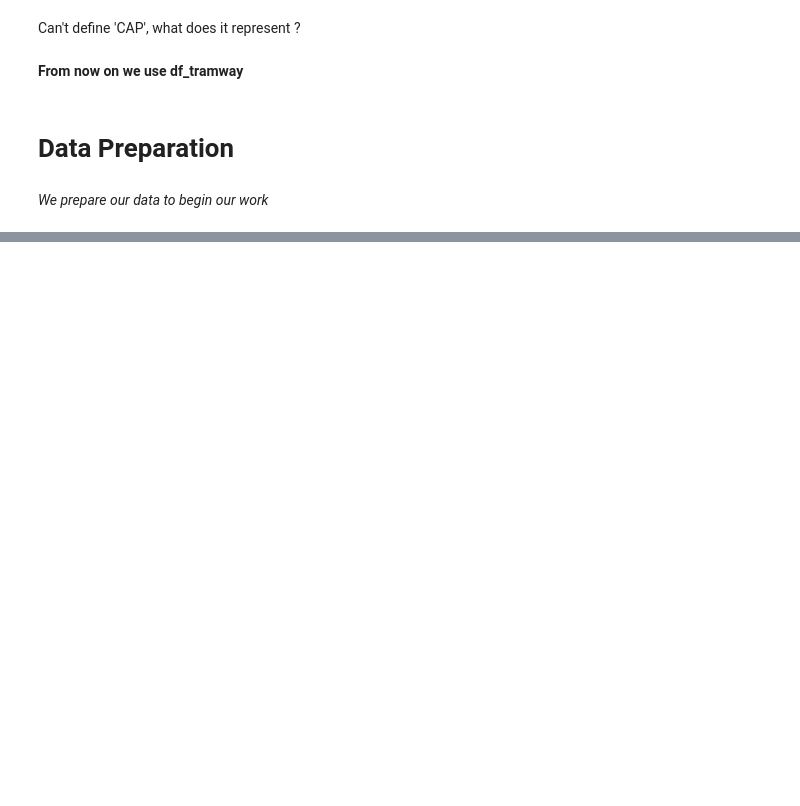
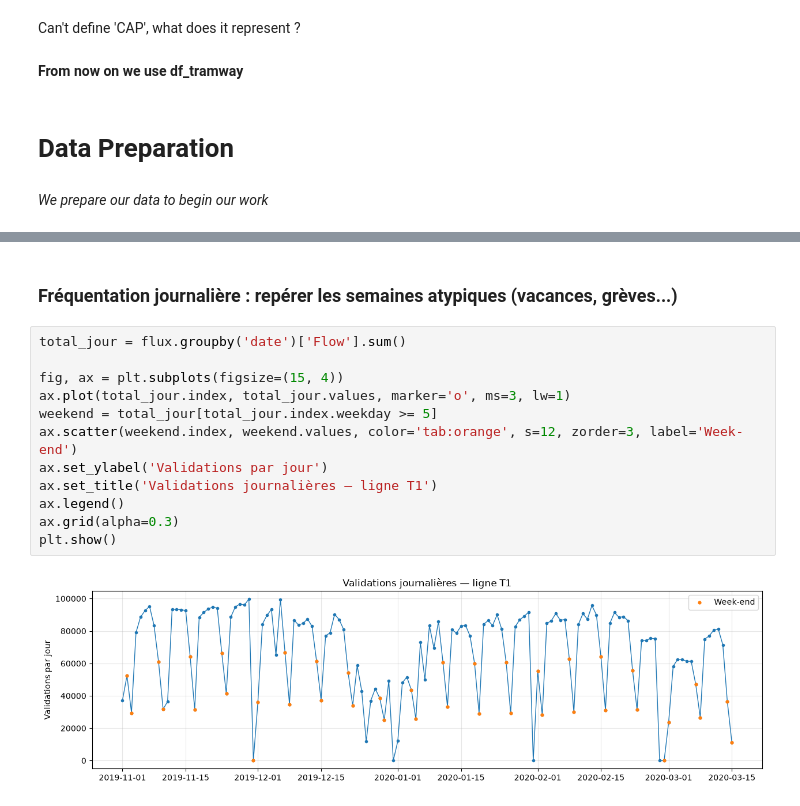
Before and after one commit to chloeruiz0300/Project, a Jupyter notebook: Notebooks/Exploration_data.ipynb, the cells around one changed output, grey strips where cells are left out. Drawn from its saved outputs; the diff is of its cells as text; blank space fills up the shorter version.

```diff
--- a/Notebooks/Exploration_data.ipynb
+++ b/Notebooks/Exploration_data.ipynb
@@ -165,0 +321,16 @@ Can't define 'CAP', what does it represent ?
+# %% [markdown]
+### Fréquentation journalière : repérer les semaines atypiques (vacances, grèves...)
+# %%
+total_jour = flux.groupby('date')['Flow'].sum()
+
+fig, ax = plt.subplots(figsize=(15, 4))
+ax.plot(total_jour.index, total_jour.values, marker='o', ms=3, lw=1)
+weekend = total_jour[total_jour.index.weekday >= 5]
+ax.scatter(weekend.index, weekend.values, color='tab:orange', s=12, zorder=3, label='Week-end')
+ax.set_ylabel('Validations par jour')
+ax.set_title('Validations journalières — ligne T1')
+ax.legend()
+ax.grid(alpha=0.3)
+plt.show()
+# %% [output]
+[figure, added]
```
Also changed, not shown: parts of 18 cells of this notebook, 1 other file.
